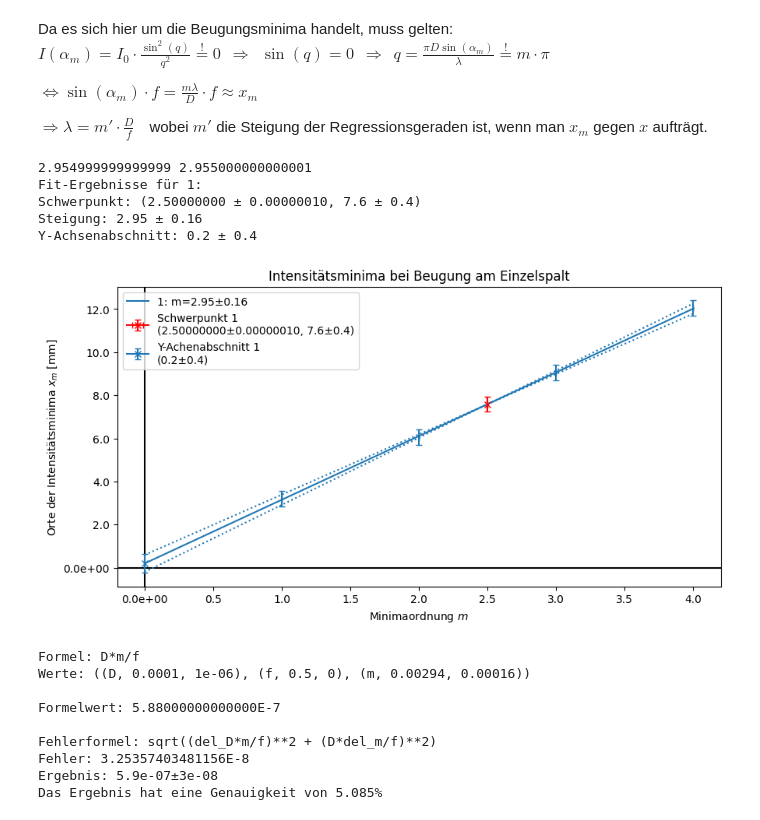
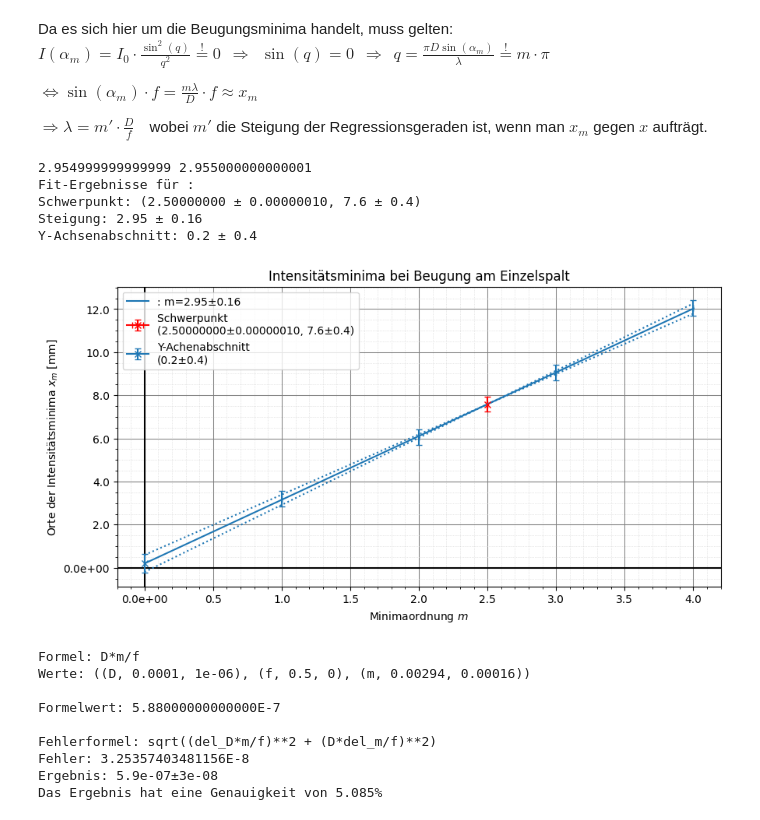
Before and after one commit to Patrixon0/data-analysis-plotting-tool, a Jupyter notebook: P3/Jannis_Dejan/368/368_main.ipynb, the cells around one changed output. Saved outputs shown, nothing was run; the diff lists cells and outputs as text; code cells hidden in the pictures.

```diff
--- a/P3/Jannis_Dejan/368/368_main.ipynb
+++ b/P3/Jannis_Dejan/368/368_main.ipynb
@@ -53,17 +53,17 @@ $\Leftrightarrow \sin(\alpha_m) \cdot f= \frac{m\lambda}{D} \cdot f \approx x_m$
 $\Rightarrow \lambda = m' \cdot \frac {D}{f}~~~$ wobei $m'$ die Steigung der Regressionsgeraden ist, wenn man $x_m$ gegen $x$ aufträgt.
 # %%
 geraden_fit('b_mess_xm.csv', title='Intensitätsminima bei Beugung am Einzelspalt',
-			x_label=r'Minimaordnung $m$', y_label=r'Orte der Intensitätsminima $x_m$ [mm]', plot_formula=False,
-			save=False, linear_fit=True, focus_point=True, plot_y_inter=True, legendlocation='upper left', #y_decimal_places=3, x_axis=1.6, x_axis=400,
-			#y_major_ticks=0.02, y_minor_ticks=0.01, x_major_ticks=1, x_minor_ticks=0.5
+			x_label=r'Minimaordnung $m$', y_label=r'Orte der Intensitätsminima $x_m$ [mm]', plot_formula=False, y_labels=[''],
+			save=True, linear_fit=True, focus_point=True, plot_y_inter=True, legendlocation='upper left', #y_decimal_places=3, x_axis=1.6, x_axis=400,
+			y_major_ticks=2, y_minor_ticks=0.5, x_major_ticks=0.5, x_minor_ticks=0.1
 			)
 # %% [output]
 2.954999999999999 2.955000000000001
-Fit-Ergebnisse für 1:
+Fit-Ergebnisse für :
 Schwerpunkt: (2.50000000 ± 0.00000010, 7.6 ± 0.4)
 Steigung: 2.95 ± 0.16
 Y-Achsenabschnitt: 0.2 ± 0.4
-[figure, old version]
+[figure, new version]
 # %%
 var_names=[D, f, m]=sp.symbols('D f m')
 formula=m*D/f
```
Also changed, not shown: parts of 5 cells of this notebook, 2 other files.
